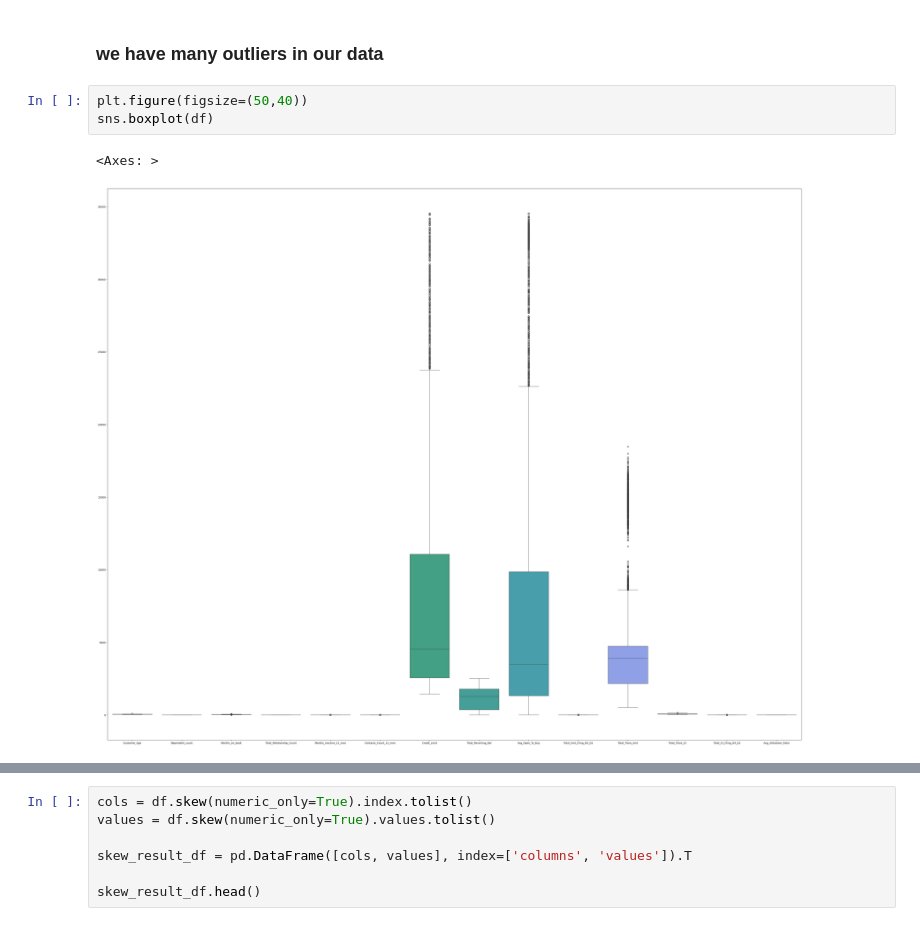
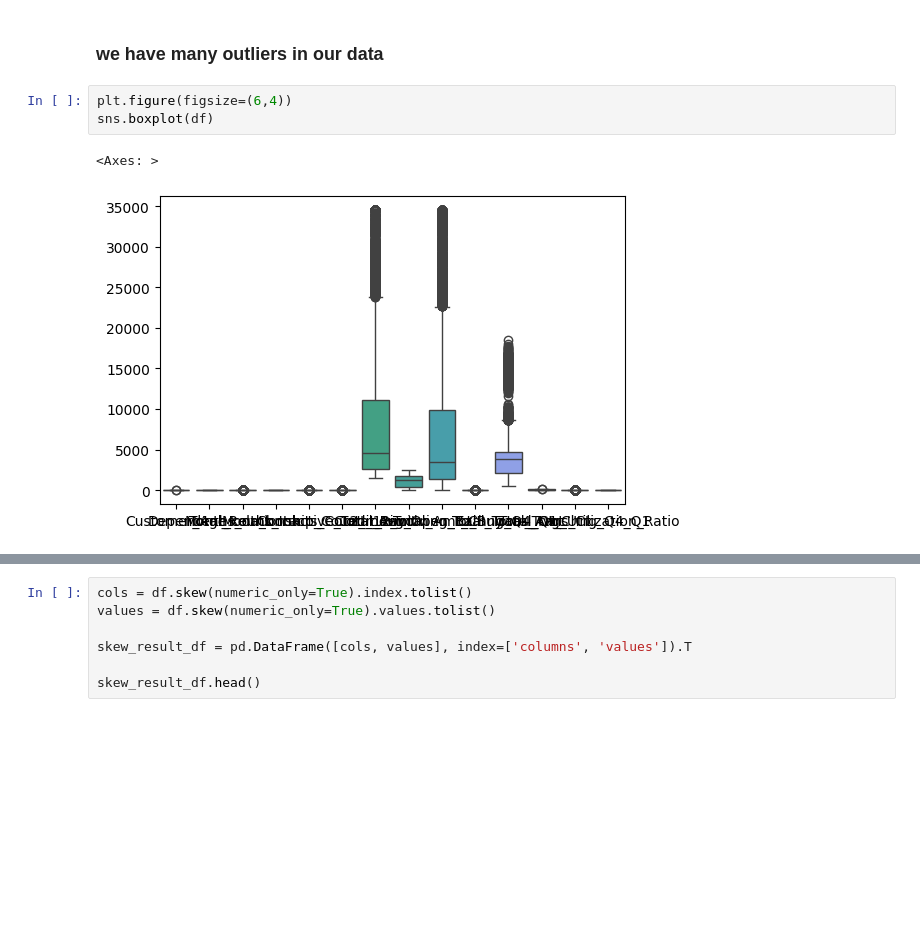
Before and after one commit to bosshussien/Bank_Customers_Analysis, a Jupyter notebook: notebook.ipynb, the cells around one changed output, grey strips where cells are left out. Saved outputs shown, nothing was run; the diff lists cells and outputs as text; blank space fills up the shorter version.

```diff
--- a/notebook.ipynb
+++ b/notebook.ipynb
@@ -86,11 +86,11 @@ df.select_dtypes('object').head()
 # %% [markdown]
 ### we have many outliers in our data
 # %%
-plt.figure(figsize=(50,40))
+plt.figure(figsize=(6,4))
 sns.boxplot(df)
 # %% [output]
 <Axes: >
-[figure, old version]
+[figure, new version]
 # %%
 outlier_handler = OutlierHandling()
 
```
Also changed, not shown: parts of 7 cells of this notebook.
